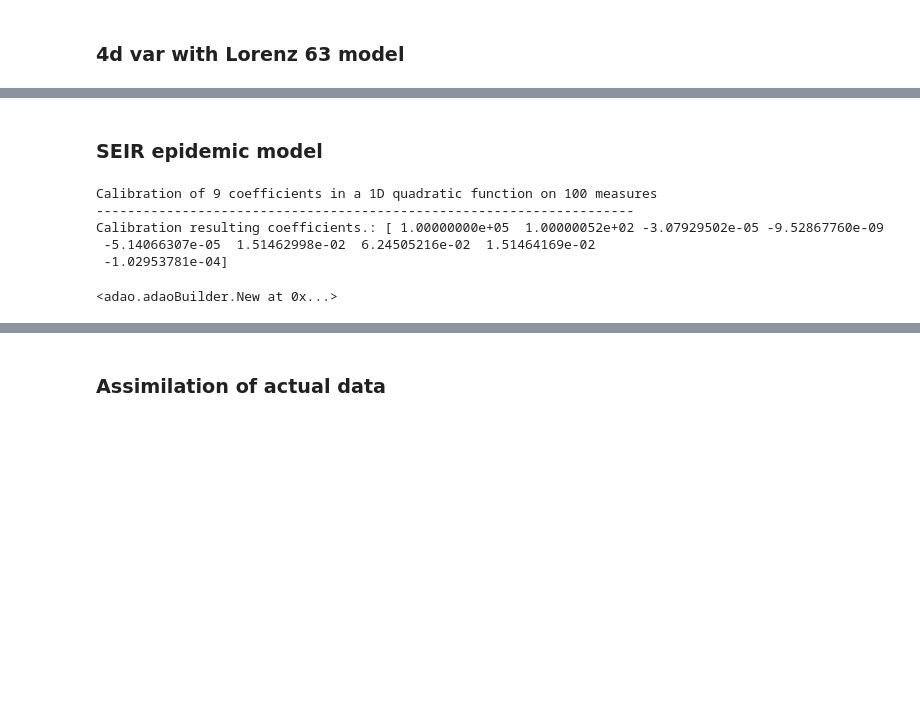
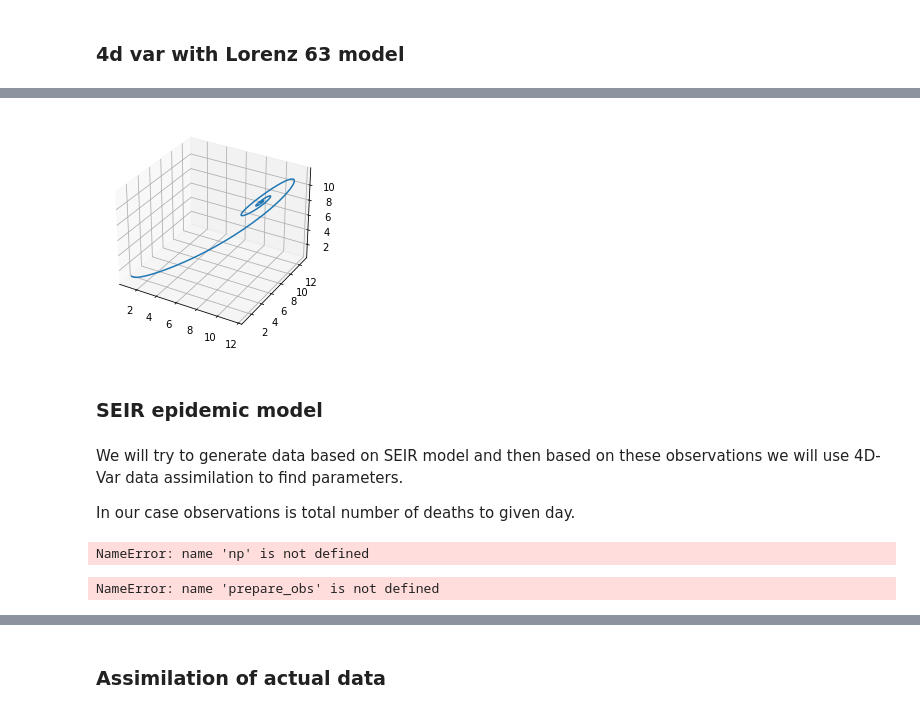
Before and after one commit to antek1111/SEIR_4dvar, a Jupyter notebook: 4dvar_seir.ipynb, the cells around one changed output, grey strips where cells are left out. Drawn from its saved outputs; the diff is of its cells as text; code cells hidden in the pictures; blank space fills up the shorter version.

Commit message:
Data assimilation

```diff
--- a/4dvar_seir.ipynb
+++ b/4dvar_seir.ipynb
@@ -281,0 +317,5 @@ error_vector = [10., 10., 10.]
+# %%
+xb = [1., 1., 1.] + [10., 10., 10.]
+xb = np.array(xb).reshape(-1, 1)
+
+result = assimilate(xb, yobs, lorenz_obs_operator, lorenz_evol_step, verbose=True)
@@ -282,2 +332,13 @@ error_vector = [10., 10., 10.]
+# %%
+res = np.array(prepare_obs(np.array(result).reshape(-1, 1), lorenz_obs_operator, lorenz_evol_step, 200))
+# %%
+states = res
+fig = plt.figure()
+ax = fig.gca(projection="3d")
+ax.plot(states[:, 0].flatten(), states[:, 1].flatten(), states[:, 2].flatten())
+plt.draw()
+plt.show()
+# %% [output]
+[figure, added]
 # %% [markdown]
 ### SEIR epidemic model
@@ -287,0 +345,4 @@ def observation_operator(state):
+# %% [markdown]
+We will try to generate data based on SEIR model and then based on these observations we will use 4D-Var data assimilation to find parameters.
+
+In our case observations is total number of deaths to given day.
@@ -288,4 +355,8 @@ def observation_operator(state):
 # %%
-params = [8.96545184e-04, 5.43525126e-01, 8.58683367e-01, 4.33096921e-01]
+# we define some random parameters, to generate observations
+params = [0.006, 0.75, 0.125, 0.33]
 seird = [100000, 100, 0, 0, 0]
 state = np.array(seird + params).reshape(-1, 1)
+days = 200
+# %% [output]
+NameError: name 'np' is not defined
@@ -295,10 +363,5 @@ yobs = prepare_obs(state, observation_operator, seir_step)
-# %%
-error_vector = [0.1, 0.1, 0.1, 0.1, 0.1, 0.2, 0.5, 0.5, 0.5]
-assimilate(seird + [0.01, 0.1, 0.1, 0.1], yobs, observation_operator, seir_step, error_vector)
-# %% [output]
-Calibration of 9 coefficients in a 1D quadratic function on 100 measures
----------------------------------------------------------------------
-Calibration resulting coefficients.: [ 1.00000000e+05  1.00000052e+02 -3.07929502e-05 -9.52867760e-09
- -5.14066307e-05  1.51462998e-02  6.24505216e-02  1.51464169e-02
- -1.02953781e-04]
-<adao.adaoBuilder.New at 0x...>
+# %%
+# generate observations based on prepared earlier parameters
+yobs = prepare_obs(state, seir_obs_operator, seir_step, size=days)
+# %% [output]
+NameError: name 'prepare_obs' is not defined
```
Also changed, not shown: parts of 21 cells of this notebook, 2 other files.
